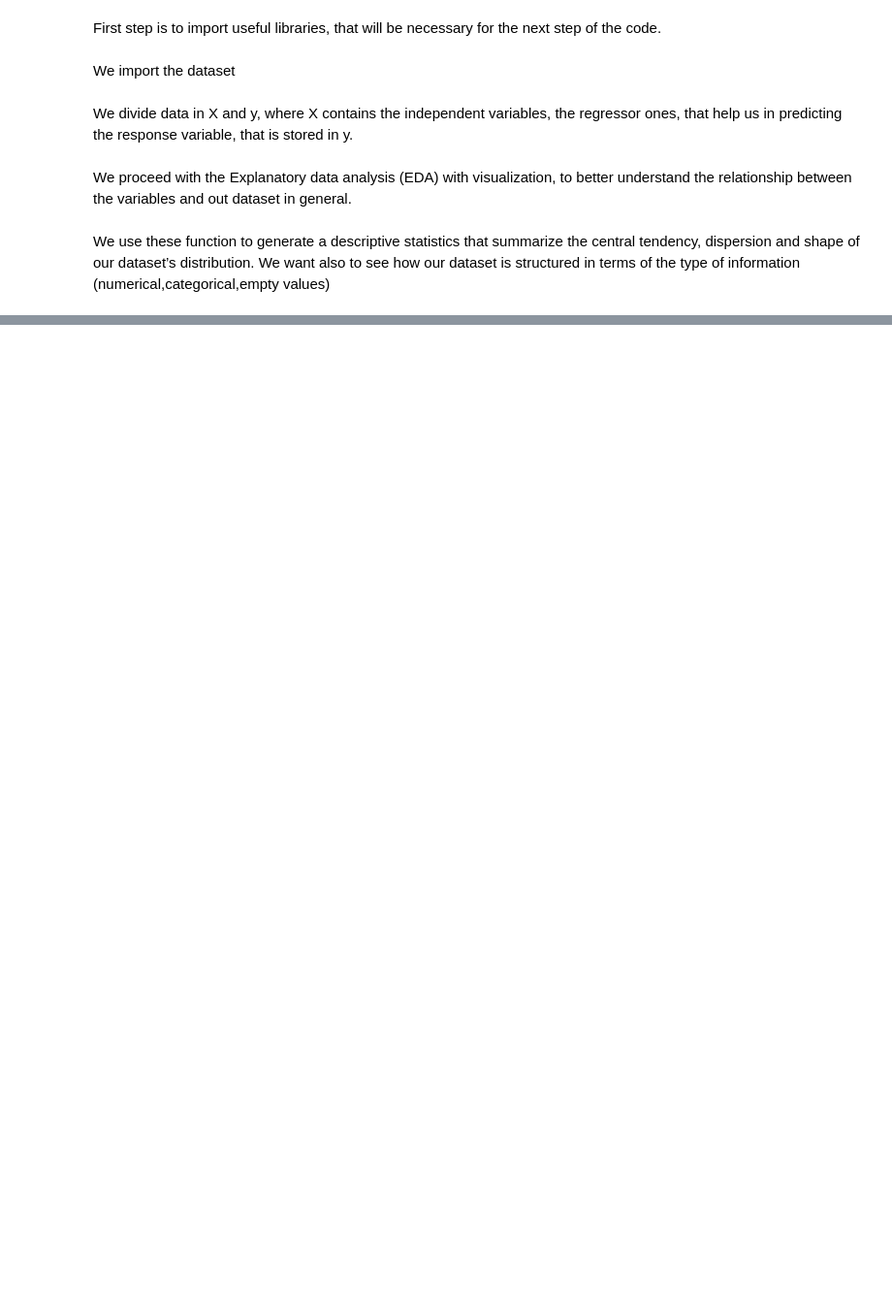
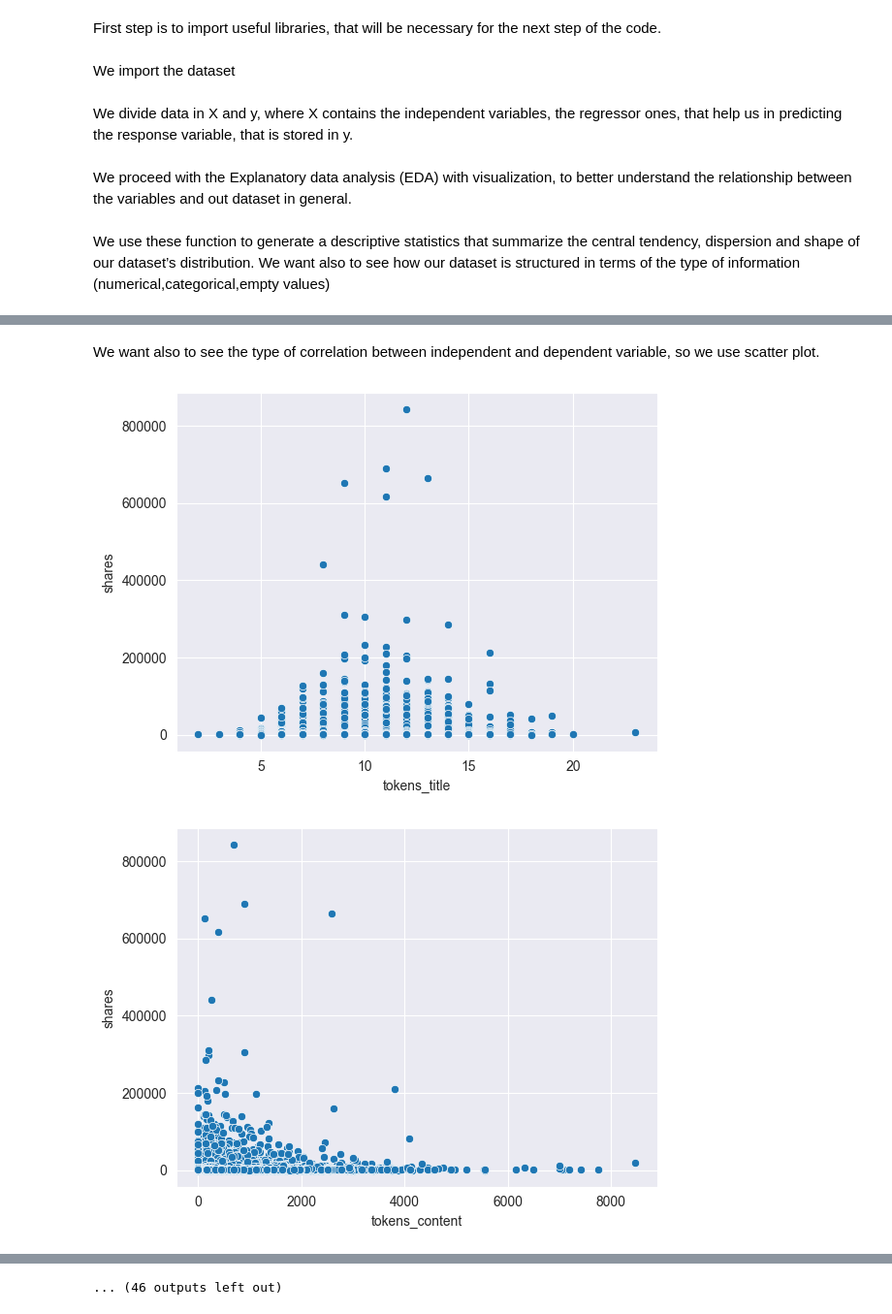
Before and after one commit to gaianota/264341, a Jupyter notebook: main.ipynb, the cells around one changed output, grey strips where cells are left out. Shown at 97% size. Drawn from its saved outputs; the diff is of its cells as text; code cells hidden in the pictures; blank space fills up the shorter version.

```diff
--- a/main.ipynb
+++ b/main.ipynb
@@ -26,0 +45,10 @@ print('Social media share dataset shape is', sms.shape)
+# %% [markdown]
+We want also to see the type of correlation between independent and dependent variable, so we use scatter plot.
+# %%
+#We plot the relation between each regressor variable with the response variable "shares"
+for col in X.columns:
+  sns.scatterplot(data=sms,x=col,y='shares')
+  plt.show()
+# %% [output]
+[figure, added]
+[figure, added]
@@ -26,0 +65 @@ print('Social media share dataset shape is', sms.shape)
+... (46 outputs left out)
```
Also changed, not shown: parts of 20 cells of this notebook, 1 other file.
